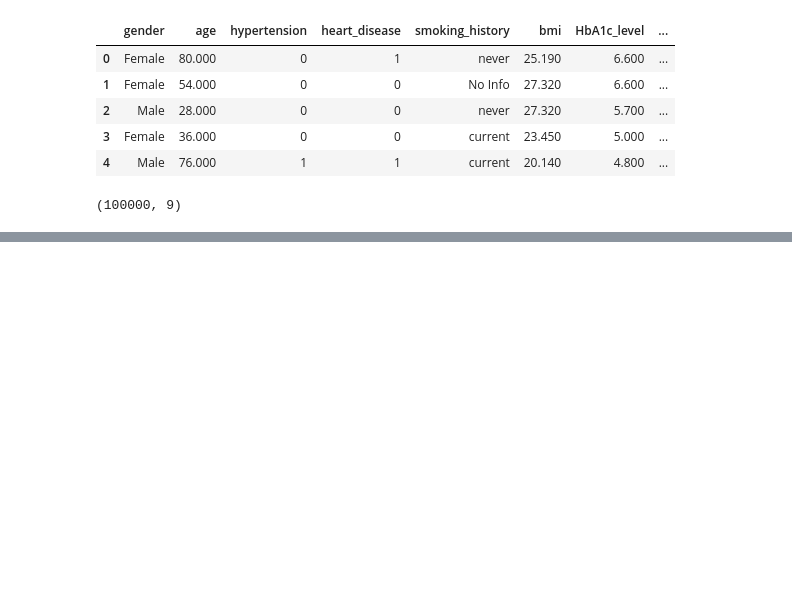
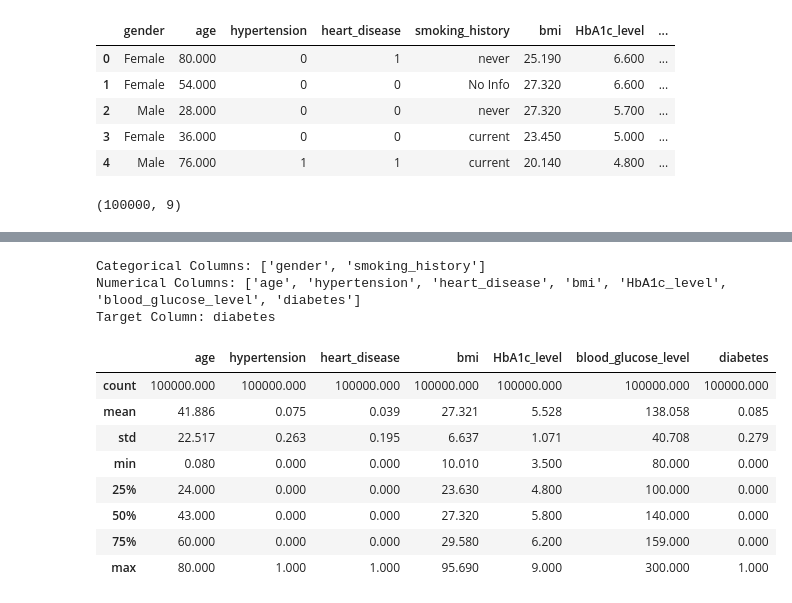
Before and after one commit to kaflebiplob/Diabetes_Predictor, a Jupyter notebook: notebooks/train_my_data.ipynb, the cells around one changed output, grey strips where cells are left out. Cells and saved outputs as stored; diff of their text form; code cells hidden in the pictures; blank space fills up the shorter version.

```diff
--- a/notebooks/train_my_data.ipynb
+++ b/notebooks/train_my_data.ipynb
@@ -35,0 +76,11 @@ df.shape
+# %%
+num_cols = df.select_dtypes(include=[np.number]).columns.tolist()
+cat_cols = df.select_dtypes(exclude=[np.number]).columns.tolist()
+
+print("Categorical Columns:",cat_cols)
+print("Numerical Columns:",num_cols)
+print("Target Column:",TARGET_COL)
+# %% [output]
+Categorical Columns: ['gender', 'smoking_history']
+Numerical Columns: ['age', 'hypertension', 'heart_disease', 'bmi', 'HbA1c_level', 'blood_glucose_level', 'diabetes']
+Target Column: diabetes
@@ -35,0 +90,12 @@ df.shape
+# %%
+df.describe()
+# %% [output]
+|  | age | hypertension | heart_disease | bmi | HbA1c_level | blood_glucose_level | diabetes |
+| count | 100000.000 | 100000.000 | 100000.000 | 100000.000 | 100000.000 | 100000.000 | 100000.000 |
+| mean | 41.886 | 0.075 | 0.039 | 27.321 | 5.528 | 138.058 | 0.085 |
+| std | 22.517 | 0.263 | 0.195 | 6.637 | 1.071 | 40.708 | 0.279 |
+| min | 0.080 | 0.000 | 0.000 | 10.010 | 3.500 | 80.000 | 0.000 |
+| 25% | 24.000 | 0.000 | 0.000 | 23.630 | 4.800 | 100.000 | 0.000 |
+| 50% | 43.000 | 0.000 | 0.000 | 27.320 | 5.800 | 140.000 | 0.000 |
+| 75% | 60.000 | 0.000 | 0.000 | 29.580 | 6.200 | 159.000 | 0.000 |
+| max | 80.000 | 1.000 | 1.000 | 95.690 | 9.000 | 300.000 | 1.000 |
```
Also changed, not shown: parts of 8 cells of this notebook.
